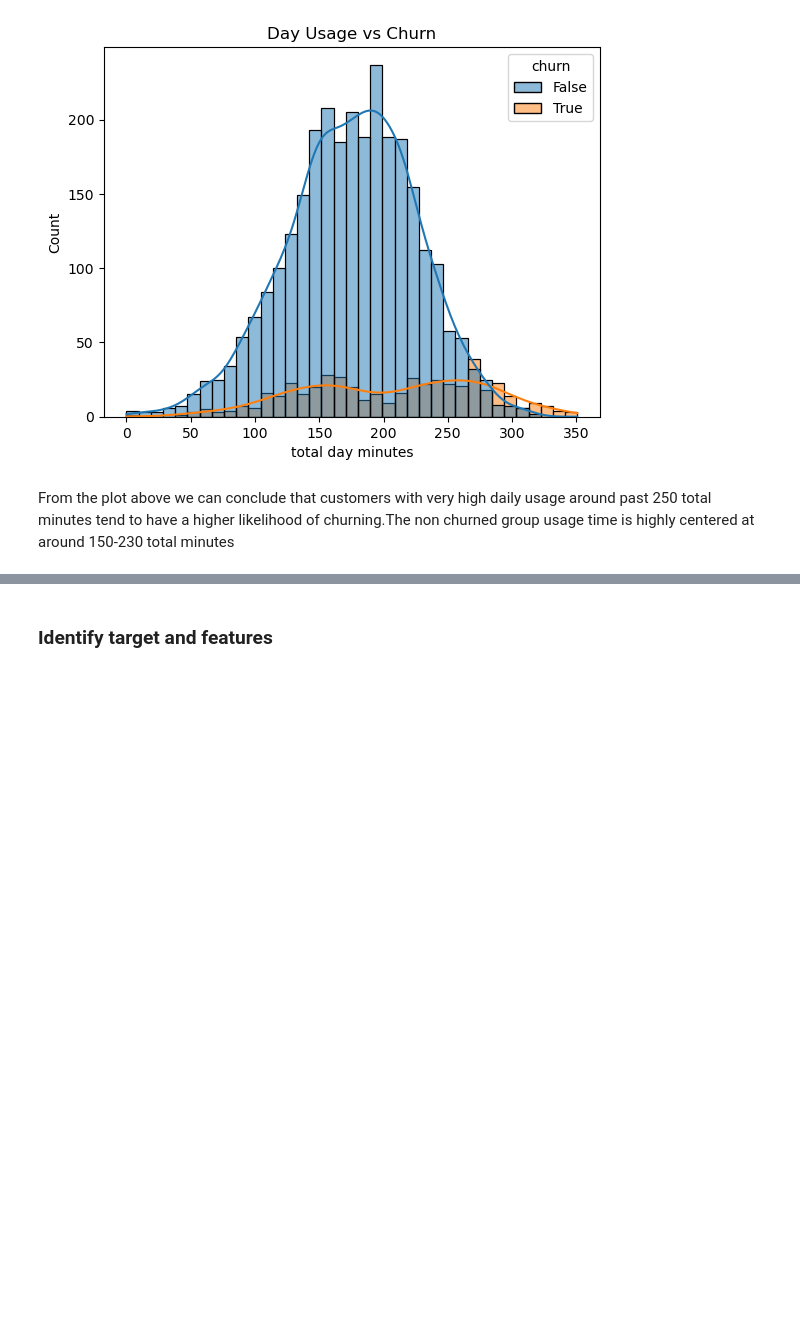
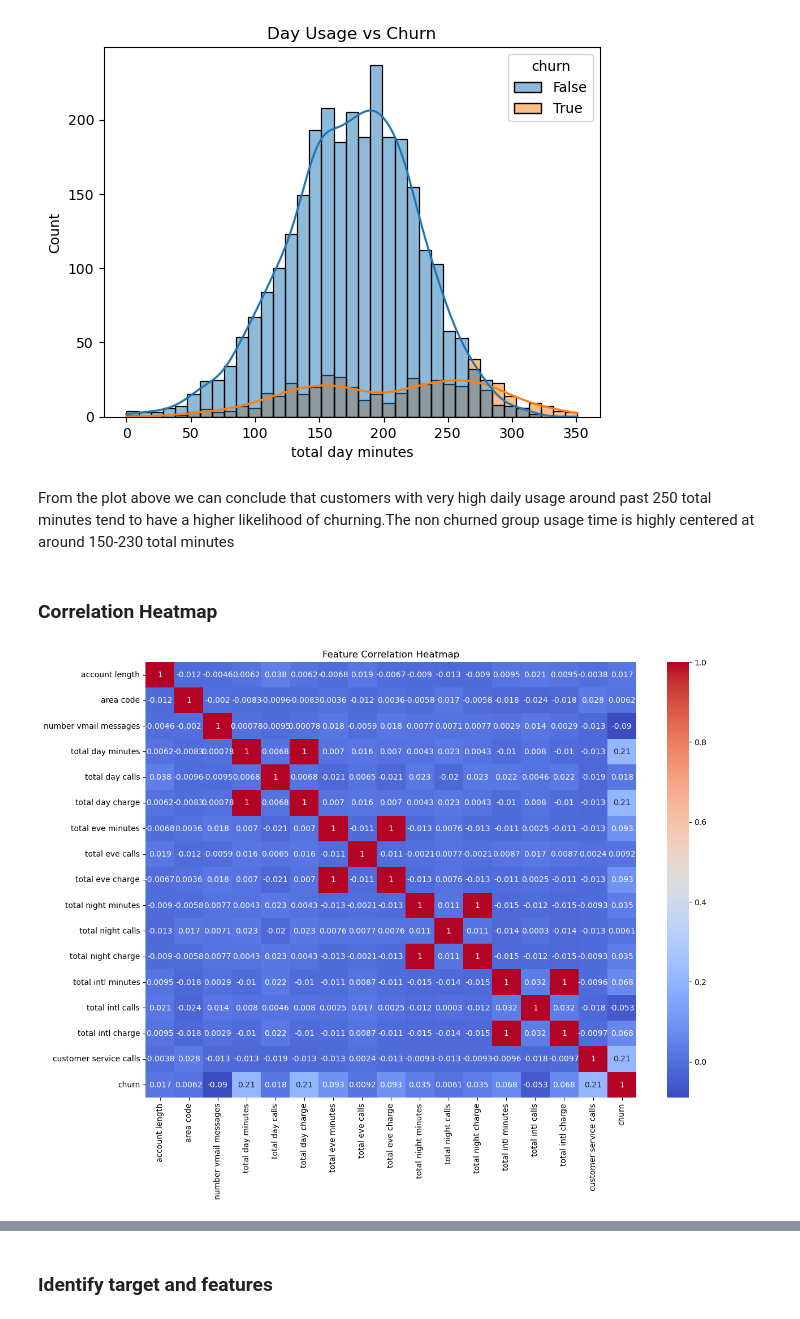
Before and after one commit to Marian-amo/SyriaTel--telecom-customer-churn-prediction, a Jupyter notebook: notebook.ipynb, the cells around one changed output, grey strips where cells are left out. Cells and saved outputs as stored; diff of their text form; code cells hidden in the pictures; blank space fills up the shorter version.

Commit message:
add updated correlation and handling multicollinearity features

```diff
--- a/notebook.ipynb
+++ b/notebook.ipynb
@@ -192,3 +170,18 @@ plt.show()
 [figure]
 # %% [markdown]
 From the plot above we can conclude that customers with very high daily usage around past 250 total minutes tend to have a higher likelihood of churning.The non churned group usage time is highly centered at around 150-230 total minutes
+# %% [markdown]
+### Correlation Heatmap
+# %%
+#conversion of target variable to int for correlation analysis
+df_copy["churn"] = df_copy["churn"].astype(int)
+
+#selecting only numerical feautures for correlation analysis
+numeric_df = df_copy.select_dtypes(include=["int64","float64"])
+
+plt.figure(figsize=(14,10))
+sns.heatmap(numeric_df.corr(),annot=True, cmap="coolwarm")
+plt.title("Feature Correlation Heatmap")
+plt.show()
+# %% [output]
+[figure, added]
```
Also changed, not shown: parts of 9 cells of this notebook.
